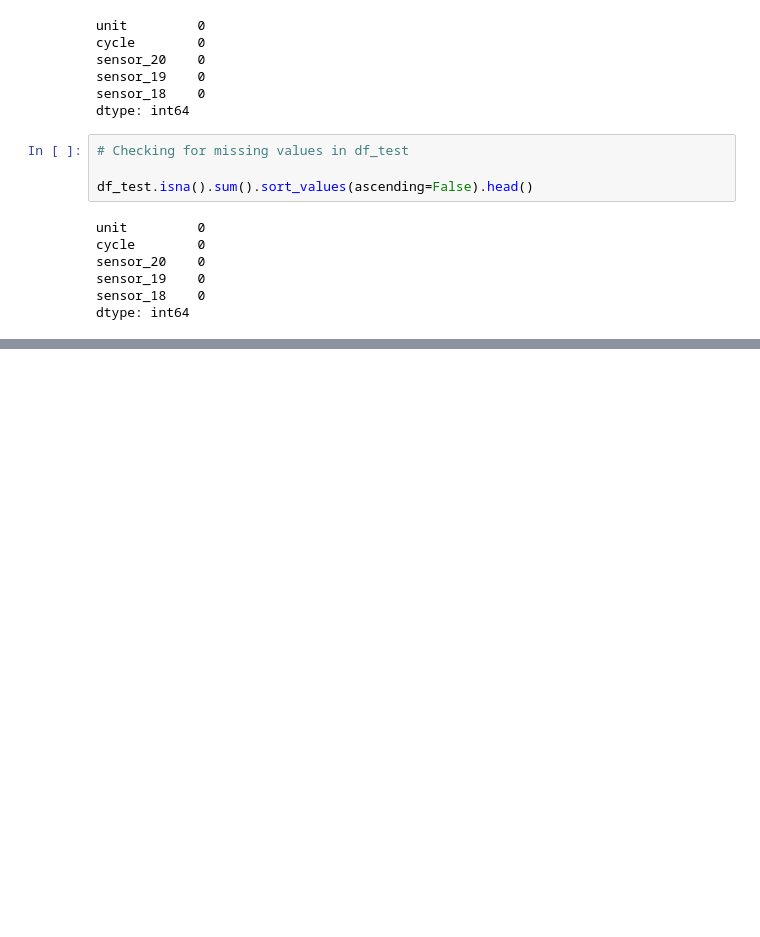
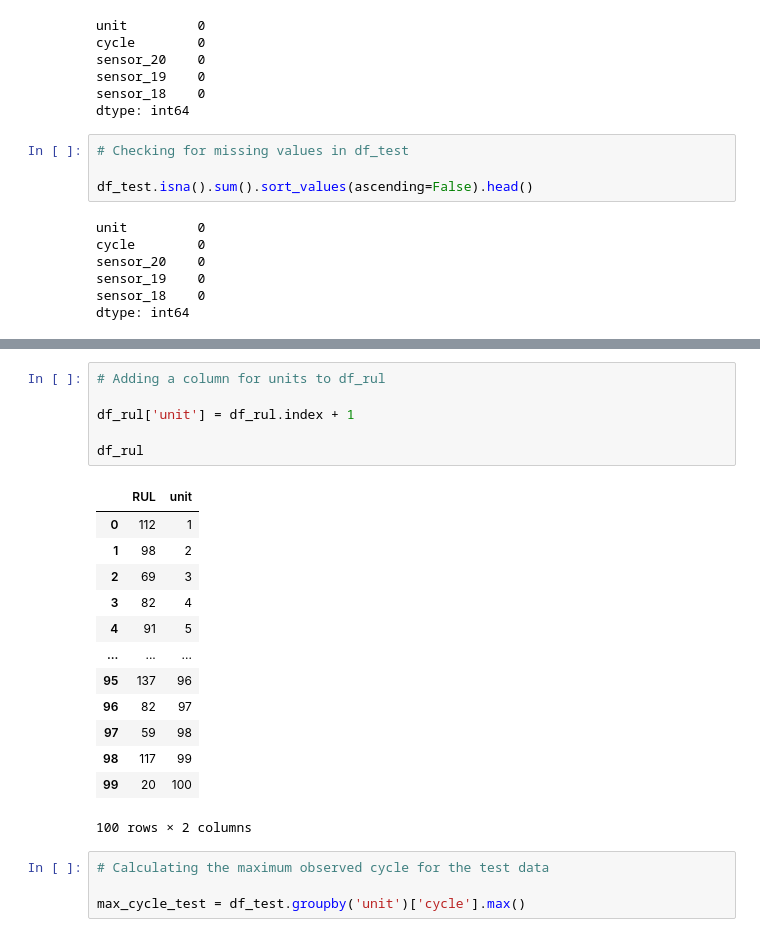
Before and after one commit to jonathanskuy/aircraft-predictive-maintenance, a Jupyter notebook: notebooks/aircraft-predictive-maintenance.ipynb, the cells around one changed output, grey strips where cells are left out. Cells and saved outputs as stored; diff of their text form; blank space fills up the shorter version.

```diff
--- a/notebooks/aircraft-predictive-maintenance.ipynb
+++ b/notebooks/aircraft-predictive-maintenance.ipynb
@@ -294,0 +332,24 @@ dtype: int64
+# %%
+# Adding a column for units to df_rul
+
+df_rul['unit'] = df_rul.index + 1
+
+df_rul
+# %% [output]
+|  | RUL | unit |
+| 0 | 112 | 1 |
+| 1 | 98 | 2 |
+| 2 | 69 | 3 |
+| 3 | 82 | 4 |
+| 4 | 91 | 5 |
+| ... | ... | ... |
+| 95 | 137 | 96 |
+| 96 | 82 | 97 |
+| 97 | 59 | 98 |
+| 98 | 117 | 99 |
+| 99 | 20 | 100 |
+100 rows × 2 columns
+# %%
+# Calculating the maximum observed cycle for the test data
+
+max_cycle_test = df_test.groupby('unit')['cycle'].max()
```
Also changed, not shown: parts of 19 cells of this notebook.
